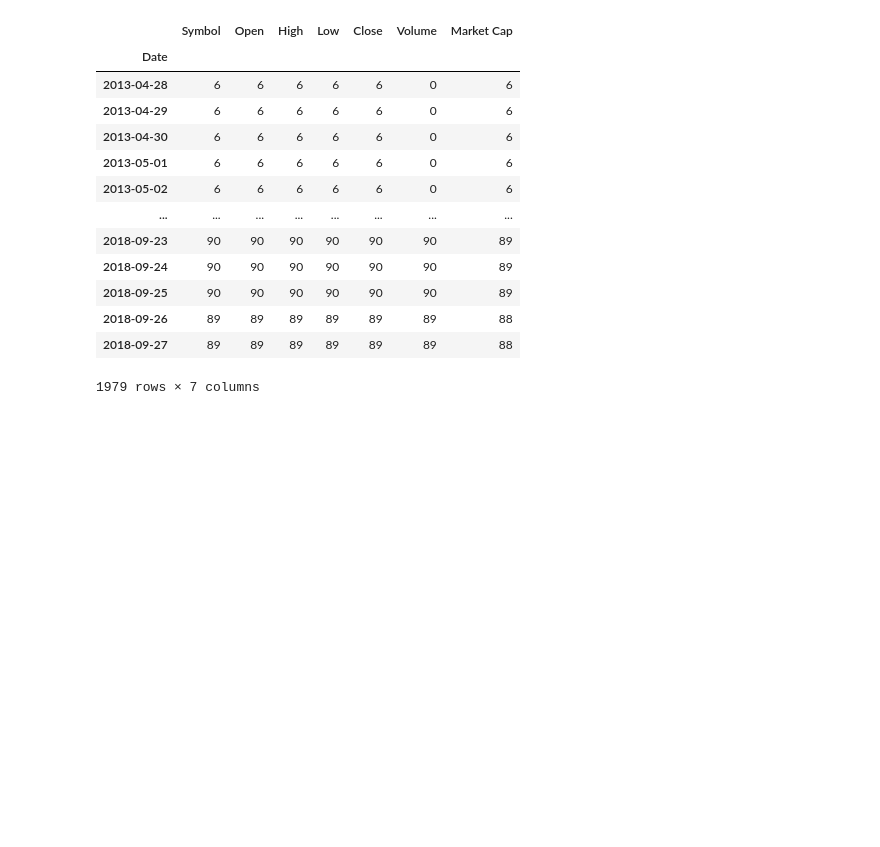
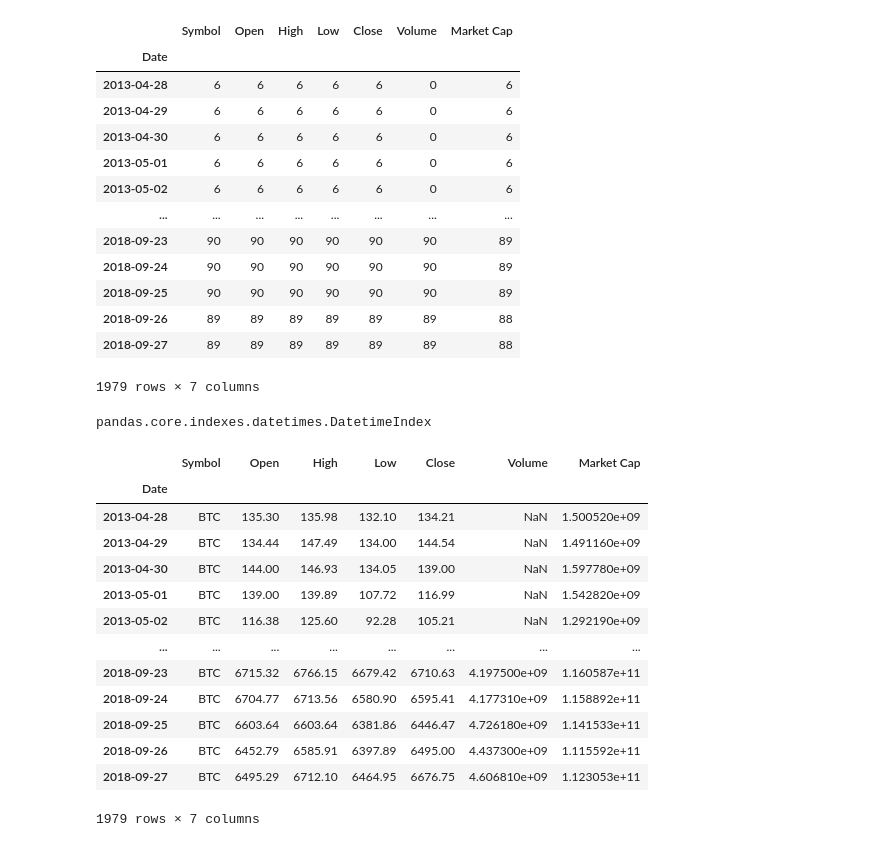
Before and after one commit to samjdedes/time_series_analysis, a Jupyter notebook: notebooks/EDA.ipynb, the cells around one changed output. Drawn from its saved outputs; the diff is of its cells as text; code cells hidden in the pictures; blank space fills up the shorter version.

```diff
--- a/notebooks/EDA.ipynb
+++ b/notebooks/EDA.ipynb
@@ -579,3 +662,30 @@ ts_new.resample('D').count()
 | 2018-09-26 | 89 | 89 | 89 | 89 | 89 | 89 | 88 |
 | 2018-09-27 | 89 | 89 | 89 | 89 | 89 | 89 | 88 |
 1979 rows × 7 columns
+# %%
+# Bitcoin Analysis
+# change btc index to Date column datetime objects
+# ts_new.set_index(pd.to_datetime(ts['Date']), drop=True, inplace=True)
+# btc.set_index('Date')
+btc.set_index(pd.to_datetime(btc['Date']), drop=True, inplace=True)
+# %%
+type(btc.index)
+# %% [output]
+pandas.core.indexes.datetimes.DatetimeIndex
+# %%
+btc
+# %% [output]
+|  | Symbol | Open | High | Low | Close | Volume | Market Cap |
+| Date |  |  |  |  |  |  |  |
+| 2013-04-28 | BTC | 135.30 | 135.98 | 132.10 | 134.21 | NaN | 1.500520e+09 |
+| 2013-04-29 | BTC | 134.44 | 147.49 | 134.00 | 144.54 | NaN | 1.491160e+09 |
+| 2013-04-30 | BTC | 144.00 | 146.93 | 134.05 | 139.00 | NaN | 1.597780e+09 |
+| 2013-05-01 | BTC | 139.00 | 139.89 | 107.72 | 116.99 | NaN | 1.542820e+09 |
+| 2013-05-02 | BTC | 116.38 | 125.60 | 92.28 | 105.21 | NaN | 1.292190e+09 |
+| ... | ... | ... | ... | ... | ... | ... | ... |
+| 2018-09-23 | BTC | 6715.32 | 6766.15 | 6679.42 | 6710.63 | 4.197500e+09 | 1.160587e+11 |
+| 2018-09-24 | BTC | 6704.77 | 6713.56 | 6580.90 | 6595.41 | 4.177310e+09 | 1.158892e+11 |
+| 2018-09-25 | BTC | 6603.64 | 6603.64 | 6381.86 | 6446.47 | 4.726180e+09 | 1.141533e+11 |
+| 2018-09-26 | BTC | 6452.79 | 6585.91 | 6397.89 | 6495.00 | 4.437300e+09 | 1.115592e+11 |
+| 2018-09-27 | BTC | 6495.29 | 6712.10 | 6464.95 | 6676.75 | 4.606810e+09 | 1.123053e+11 |
+1979 rows × 7 columns
```
Also changed, not shown: parts of 12 cells of this notebook.
